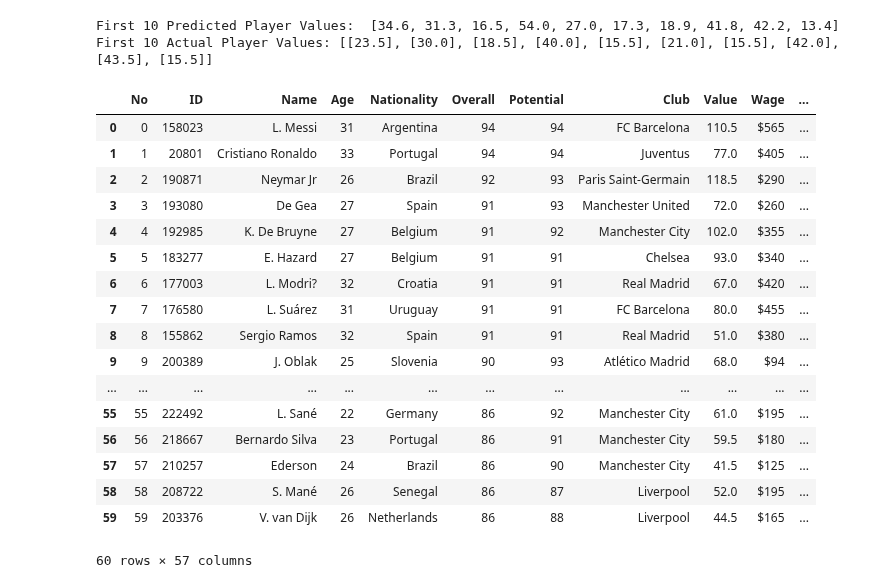
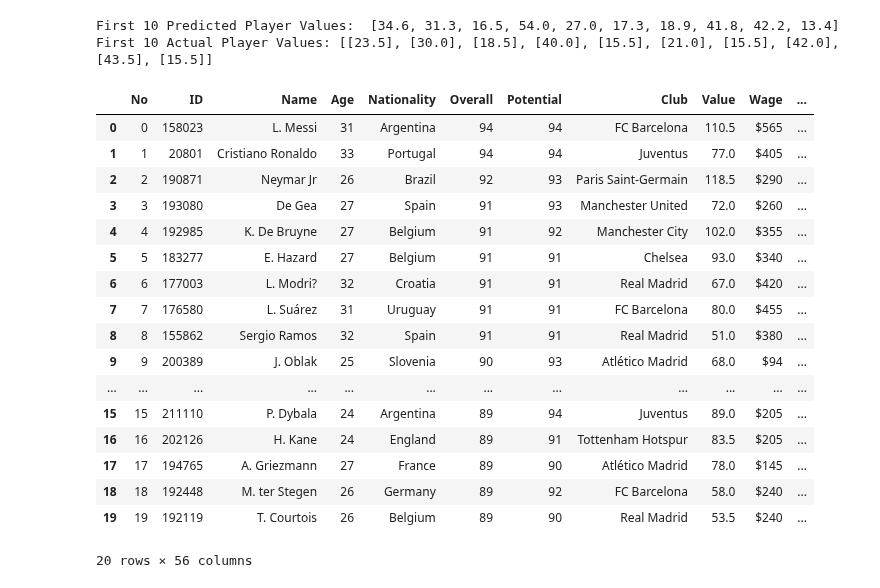
Before and after one commit to grant-pittman/ML-FIFA-Stats, a Jupyter notebook: FIFA18_Player_Value.ipynb, the cells around one changed output. Saved outputs shown, nothing was run; the diff lists cells and outputs as text; code cells hidden in the pictures.

```diff
--- a/FIFA18_Player_Value.ipynb
+++ b/FIFA18_Player_Value.ipynb
@@ -158,28 +158,26 @@ print(f"First 10 Actual Player Values: {y_test[:10].tolist()}")
 First 10 Predicted Player Values:  [34.6, 31.3, 16.5, 54.0, 27.0, 17.3, 18.9, 41.8, 42.2, 13.4]
 First 10 Actual Player Values: [[23.5], [30.0], [18.5], [40.0], [15.5], [21.0], [15.5], [42.0], [43.5], [15.5]]
 # %%
-df['Predictions'] = pd.Series(predictions)
-
-Predicted_Player_Value = pd.merge(df,df['Predictions'].dropna() .to_frame(),how = 'left',left_index = True, right_index = True)
+Predicted_Player_Value = pd.DataFrame(data = predictions, columns = ['Predictions'], index = X_test.index.copy())
+Predicted_Player_Value = pd.merge(df, Predicted_Player_Value, how = 'left', left_index = True, right_index = True)
+Predicted_Player_Value.head(20)
+# %% [output]
+|  | No | ID | Name | Age | Nationality | Overall | Potential | Club | Value | Wage | ... |
+| 0 | 0 | 158023 | L. Messi | 31 | Argentina | 94 | 94 | FC Barcelona | 110.5 | $565 | ... |
+| 1 | 1 | 20801 | Cristiano Ronaldo | 33 | Portugal | 94 | 94 | Juventus | 77.0 | $405 | ... |
+| 2 | 2 | 190871 | Neymar Jr | 26 | Brazil | 92 | 93 | Paris Saint-Germain | 118.5 | $290 | ... |
+| 3 | 3 | 193080 | De Gea | 27 | Spain | 91 | 93 | Manchester United | 72.0 | $260 | ... |
+| 4 | 4 | 192985 | K. De Bruyne | 27 | Belgium | 91 | 92 | Manchester City | 102.0 | $355 | ... |
+| 5 | 5 | 183277 | E. Hazard | 27 | Belgium | 91 | 91 | Chelsea | 93.0 | $340 | ... |
+| 6 | 6 | 177003 | L. Modri? | 32 | Croatia | 91 | 91 | Real Madrid | 67.0 | $420 | ... |
+| 7 | 7 | 176580 | L. Suárez | 31 | Uruguay | 91 | 91 | FC Barcelona | 80.0 | $455 | ... |
+| 8 | 8 | 155862 | Sergio Ramos | 32 | Spain | 91 | 91 | Real Madrid | 51.0 | $380 | ... |
+| 9 | 9 | 200389 | J. Oblak | 25 | Slovenia | 90 | 93 | Atlético Madrid | 68.0 | $94 | ... |
+| ... | ... | ... | ... | ... | ... | ... | ... | ... | ... | ... | ... |
+| 15 | 15 | 211110 | P. Dybala | 24 | Argentina | 89 | 94 | Juventus | 89.0 | $205 | ... |
+| 16 | 16 | 202126 | H. Kane | 24 | England | 89 | 91 | Tottenham Hotspur | 83.5 | $205 | ... |
+| 17 | 17 | 194765 | A. Griezmann | 27 | France | 89 | 90 | Atlético Madrid | 78.0 | $145 | ... |
+| 18 | 18 | 192448 | M. ter Stegen | 26 | Germany | 89 | 92 | FC Barcelona | 58.0 | $240 | ... |
+| 19 | 19 | 192119 | T. Courtois | 26 | Belgium | 89 | 90 | Real Madrid | 53.5 | $240 | ... |
+20 rows × 56 columns
-# %%
-Predicted_Player_Value.head(60)
-# %% [output]
-|  | No | ID | Name | Age | Nationality | Overall | Potential | Club | Value | Wage | ... |
-| 0 | 0 | 158023 | L. Messi | 31 | Argentina | 94 | 94 | FC Barcelona | 110.5 | $565 | ... |
-| 1 | 1 | 20801 | Cristiano Ronaldo | 33 | Portugal | 94 | 94 | Juventus | 77.0 | $405 | ... |
-| 2 | 2 | 190871 | Neymar Jr | 26 | Brazil | 92 | 93 | Paris Saint-Germain | 118.5 | $290 | ... |
-| 3 | 3 | 193080 | De Gea | 27 | Spain | 91 | 93 | Manchester United | 72.0 | $260 | ... |
-| 4 | 4 | 192985 | K. De Bruyne | 27 | Belgium | 91 | 92 | Manchester City | 102.0 | $355 | ... |
-| 5 | 5 | 183277 | E. Hazard | 27 | Belgium | 91 | 91 | Chelsea | 93.0 | $340 | ... |
-| 6 | 6 | 177003 | L. Modri? | 32 | Croatia | 91 | 91 | Real Madrid | 67.0 | $420 | ... |
-| 7 | 7 | 176580 | L. Suárez | 31 | Uruguay | 91 | 91 | FC Barcelona | 80.0 | $455 | ... |
-| 8 | 8 | 155862 | Sergio Ramos | 32 | Spain | 91 | 91 | Real Madrid | 51.0 | $380 | ... |
-| 9 | 9 | 200389 | J. Oblak | 25 | Slovenia | 90 | 93 | Atlético Madrid | 68.0 | $94 | ... |
-| ... | ... | ... | ... | ... | ... | ... | ... | ... | ... | ... | ... |
-| 55 | 55 | 222492 | L. Sané | 22 | Germany | 86 | 92 | Manchester City | 61.0 | $195 | ... |
-| 56 | 56 | 218667 | Bernardo Silva | 23 | Portugal | 86 | 91 | Manchester City | 59.5 | $180 | ... |
-| 57 | 57 | 210257 | Ederson | 24 | Brazil | 86 | 90 | Manchester City | 41.5 | $125 | ... |
-| 58 | 58 | 208722 | S. Mané | 26 | Senegal | 86 | 87 | Liverpool | 52.0 | $195 | ... |
-| 59 | 59 | 203376 | V. van Dijk | 26 | Netherlands | 86 | 88 | Liverpool | 44.5 | $165 | ... |
-60 rows × 57 columns
 # %%
```
Also changed, not shown: parts of 2 cells of this notebook.
